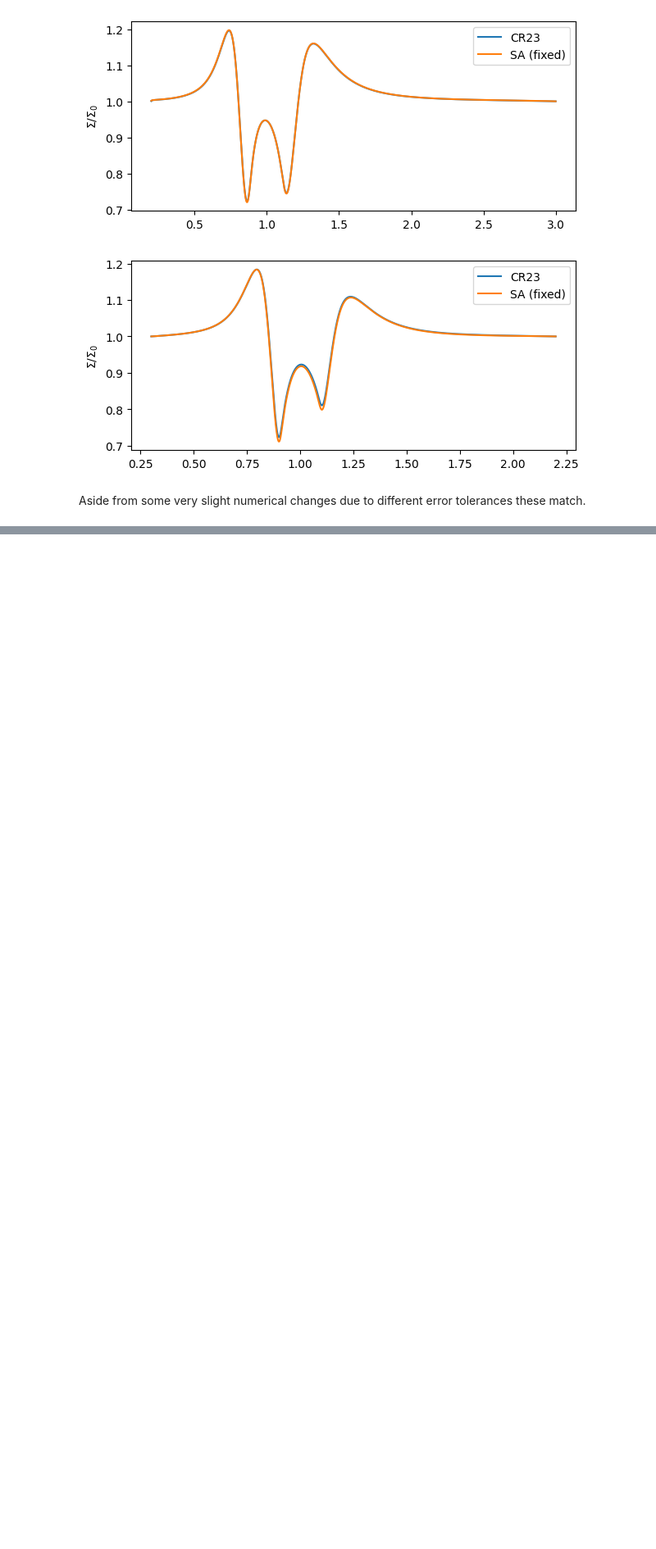
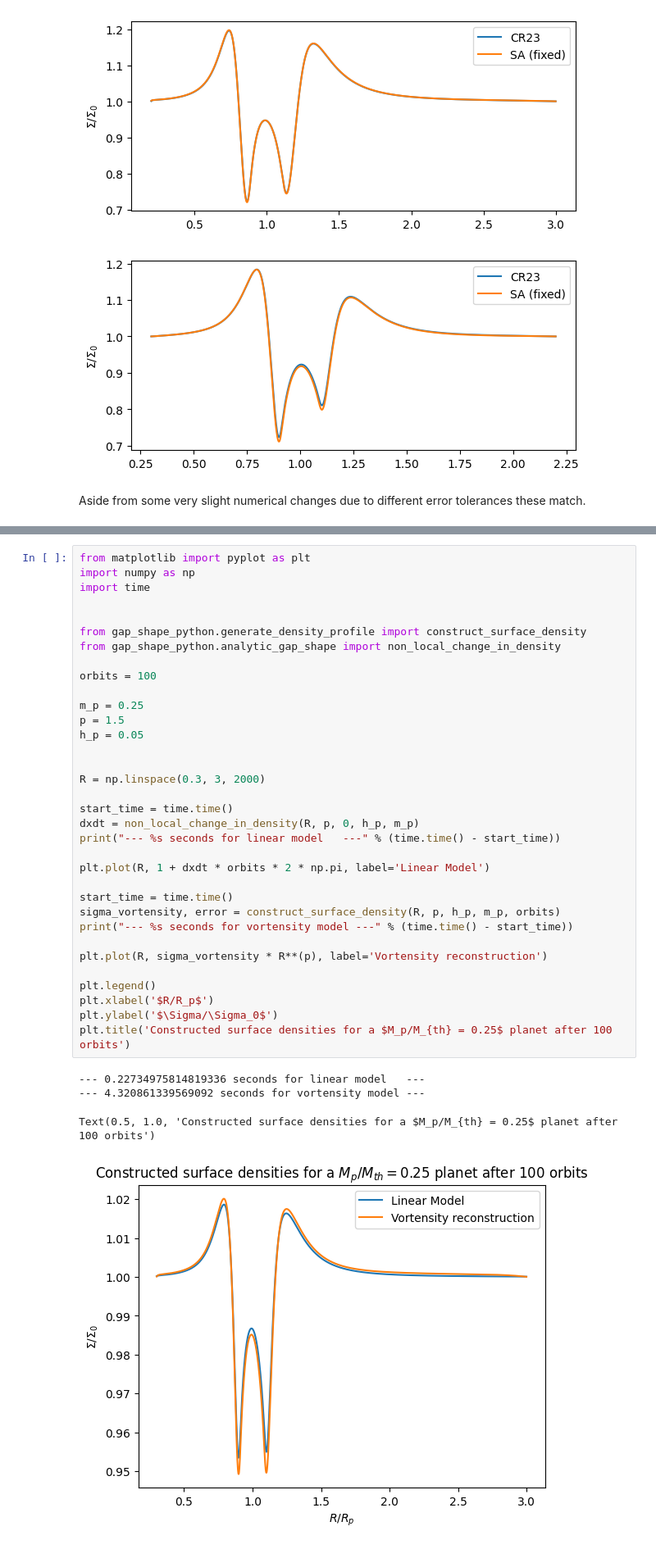
Before and after one commit to cordwella/vortensity_evolution, a Jupyter notebook: Example.ipynb, the cells around one changed output, grey strips where cells are left out. Shown at 82% size. Cells and saved outputs as stored; diff of their text form; blank space fills up the shorter version.

```diff
--- a/Example.ipynb
+++ b/Example.ipynb
@@ -203,0 +184,39 @@ plt.legend()
+# %%
+from matplotlib import pyplot as plt
+import numpy as np
+import time
+
+
+from gap_shape_python.generate_density_profile import construct_surface_density
+from gap_shape_python.analytic_gap_shape import non_local_change_in_density
+
+orbits = 100
+
+m_p = 0.25
+p = 1.5
+h_p = 0.05
+
+
+R = np.linspace(0.3, 3, 2000)
+
+start_time = time.time()
+dxdt = non_local_change_in_density(R, p, 0, h_p, m_p)
+print("--- %s seconds for linear model   ---" % (time.time() - start_time))
+
+plt.plot(R, 1 + dxdt * orbits * 2 * np.pi, label='Linear Model')
+
+start_time = time.time()
+sigma_vortensity, error = construct_surface_density(R, p, h_p, m_p, orbits)
+print("--- %s seconds for vortensity model ---" % (time.time() - start_time))
+
+plt.plot(R, sigma_vortensity * R**(p), label='Vortensity reconstruction')
+
+plt.legend()
+plt.xlabel('$R/R_p$')
+plt.ylabel('$\Sigma/\Sigma_0$')
+plt.title('Constructed surface densities for a $M_p/M_{th} = 0.25$ planet after 100 orbits')
+# %% [output]
+--- 0.22734975814819336 seconds for linear model   ---
+--- 4.320861339569092 seconds for vortensity model ---
+Text(0.5, 1.0, 'Constructed surface densities for a $M_p/M_{th} = 0.25$ planet after 100 orbits')
+[figure, added]
```
Also changed, not shown: parts of 6 cells of this notebook, 7 other files.
